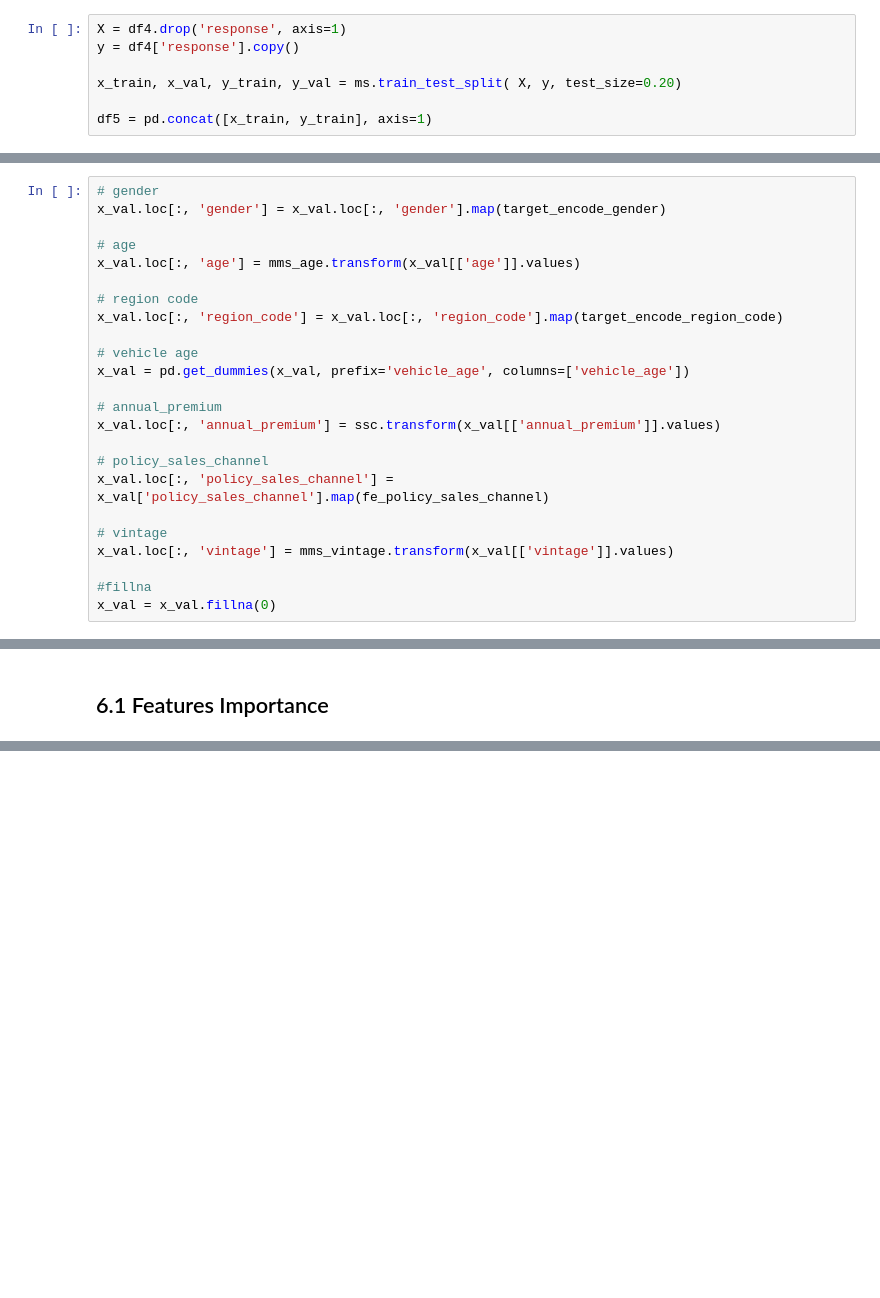
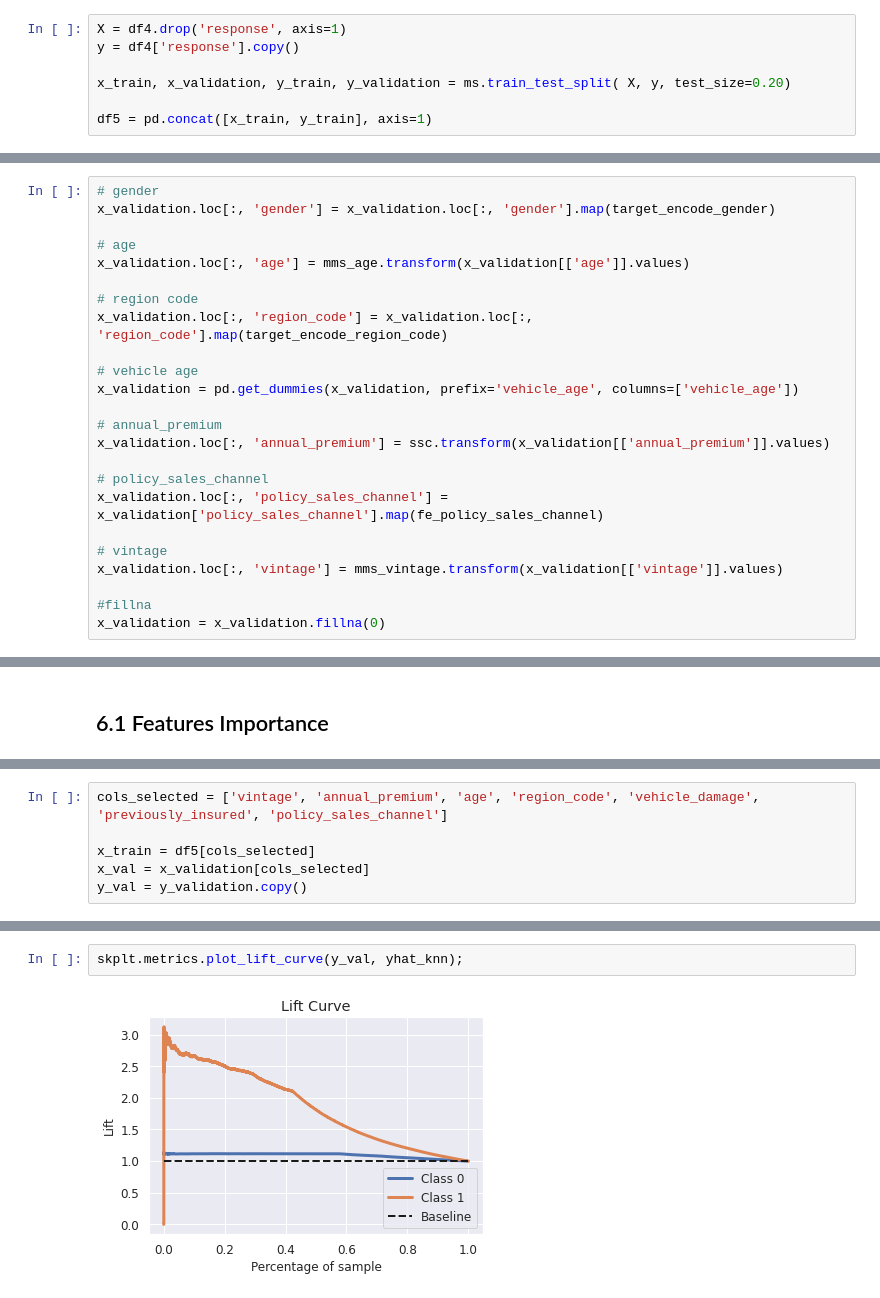
Before and after one commit to GonzagaLucas/Health-Insurance-Cross-Sell, a Jupyter notebook: pa004_health_insurance.ipynb, the cells around one changed output, grey strips where cells are left out. Saved outputs shown, nothing was run; the diff lists cells and outputs as text; blank space fills up the shorter version.

```diff
--- a/pa004_health_insurance.ipynb
+++ b/pa004_health_insurance.ipynb
@@ -432,7 +501,7 @@ df5 = df4.copy()
 X = df4.drop('response', axis=1)
 y = df4['response'].copy()
 
-x_train, x_val, y_train, y_val = ms.train_test_split( X, y, test_size=0.20)
+x_train, x_validation, y_train, y_validation = ms.train_test_split( X, y, test_size=0.20)
 
 df5 = pd.concat([x_train, y_train], axis=1)
 # %% [markdown]
@@ -474,28 +543,28 @@ df5.loc[:, 'policy_sales_channel'] = df5['policy_sales_channel'].map(fe_policy_s
 ## 5.4 Validation Preparation
 # %%
 # gender
-x_val.loc[:, 'gender'] = x_val.loc[:, 'gender'].map(target_encode_gender)
+x_validation.loc[:, 'gender'] = x_validation.loc[:, 'gender'].map(target_encode_gender)
 
 # age
-x_val.loc[:, 'age'] = mms_age.transform(x_val[['age']].values)
+x_validation.loc[:, 'age'] = mms_age.transform(x_validation[['age']].values)
 
 # region code
-x_val.loc[:, 'region_code'] = x_val.loc[:, 'region_code'].map(target_encode_region_code)
+x_validation.loc[:, 'region_code'] = x_validation.loc[:, 'region_code'].map(target_encode_region_code)
 
 # vehicle age
-x_val = pd.get_dummies(x_val, prefix='vehicle_age', columns=['vehicle_age'])
+x_validation = pd.get_dummies(x_validation, prefix='vehicle_age', columns=['vehicle_age'])
 
 # annual_premium
-x_val.loc[:, 'annual_premium'] = ssc.transform(x_val[['annual_premium']].values)
+x_validation.loc[:, 'annual_premium'] = ssc.transform(x_validation[['annual_premium']].values)
 
 # policy_sales_channel
-x_val.loc[:, 'policy_sales_channel'] = x_val['policy_sales_channel'].map(fe_policy_sales_channel)
+x_validation.loc[:, 'policy_sales_channel'] = x_validation['policy_sales_channel'].map(fe_policy_sales_channel)
 
 # vintage
-x_val.loc[:, 'vintage'] = mms_vintage.transform(x_val[['vintage']].values)
+x_validation.loc[:, 'vintage'] = mms_vintage.transform(x_validation[['vintage']].values)
 
 #fillna
-x_val = x_val.fillna(0)
+x_validation = x_validation.fillna(0)
 # %% [markdown]
 # 6.0 Feature Selection
 # %% [markdown]
@@ -635,0 +602,6 @@ skplt.metrics.plot_cumulative_gain(y_val, yhat_extratrees);
+# %%
+cols_selected = ['vintage', 'annual_premium', 'age', 'region_code', 'vehicle_damage', 'previously_insured', 'policy_sales_channel']
+
+x_train = df5[cols_selected]
+x_val = x_validation[cols_selected]
+y_val = y_validation.copy()
@@ -635,0 +630,4 @@ skplt.metrics.plot_cumulative_gain(y_val, yhat_extratrees);
+# %%
+skplt.metrics.plot_lift_curve(y_val, yhat_knn);
+# %% [output]
+[figure, added]
```
Also changed, not shown: parts of 78 cells of this notebook.
